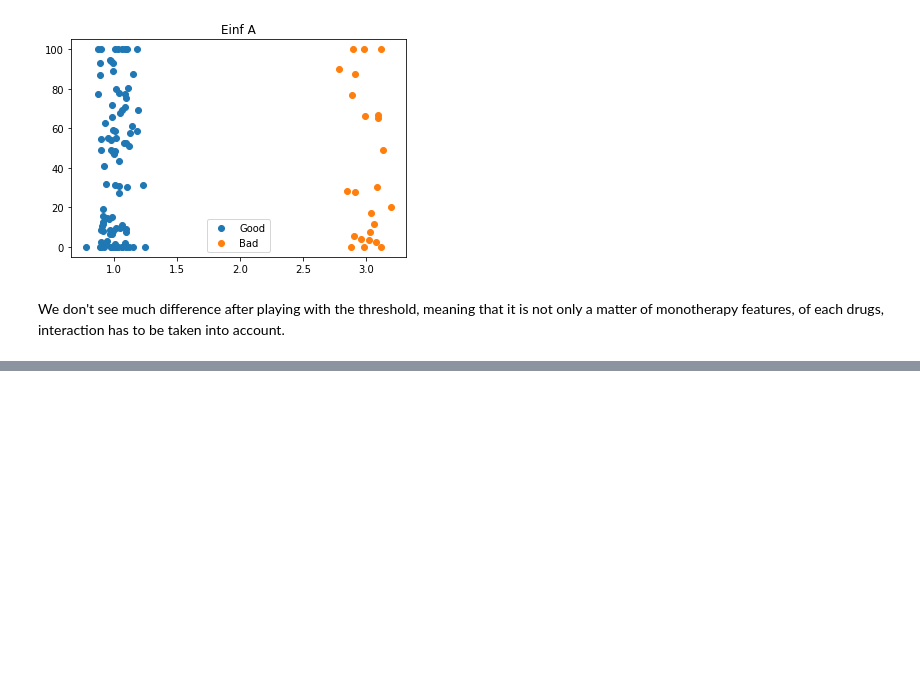
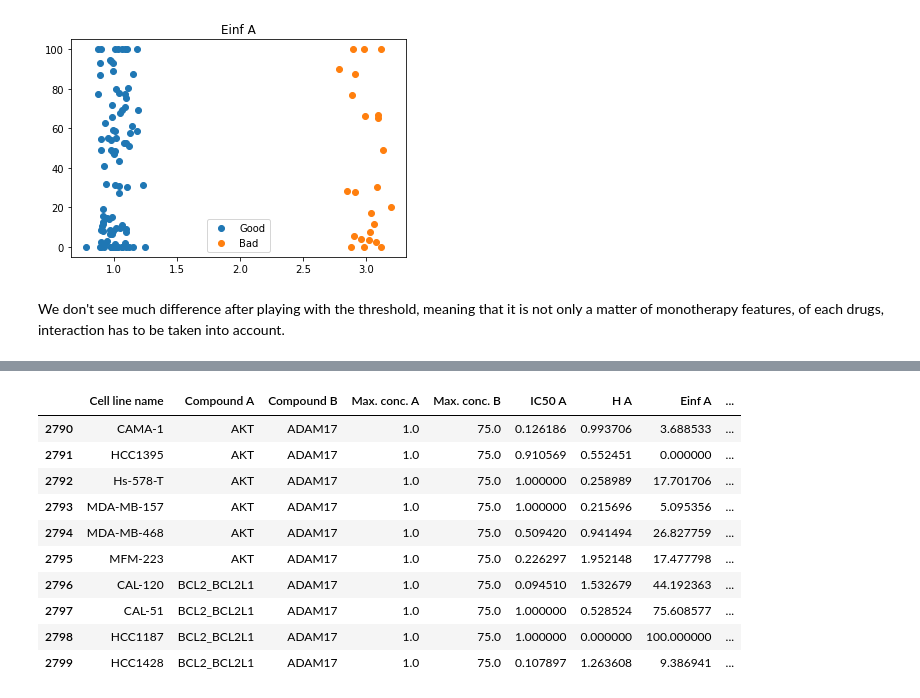
Before and after one commit to edmanft/cat_drug_synergy, a Jupyter notebook: Drug_pair_analysis.ipynb, the cells around one changed output, grey strips where cells are left out. Drawn from its saved outputs; the diff is of its cells as text; code cells hidden in the pictures; blank space fills up the shorter version.

```diff
--- a/Drug_pair_analysis.ipynb
+++ b/Drug_pair_analysis.ipynb
@@ -283,0 +337,14 @@ We don't see much difference after playing with the threshold, meaning that it i
+# %%
+test_df.head(10)
+# %% [output]
+|  | Cell line name | Compound A | Compound B | Max. conc. A | Max. conc. B | IC50 A | H A | Einf A | ... |
+| 2790 | CAMA-1 | AKT | ADAM17 | 1.0 | 75.0 | 0.126186 | 0.993706 | 3.688533 | ... |
+| 2791 | HCC1395 | AKT | ADAM17 | 1.0 | 75.0 | 0.910569 | 0.552451 | 0.000000 | ... |
+| 2792 | Hs-578-T | AKT | ADAM17 | 1.0 | 75.0 | 1.000000 | 0.258989 | 17.701706 | ... |
+| 2793 | MDA-MB-157 | AKT | ADAM17 | 1.0 | 75.0 | 1.000000 | 0.215696 | 5.095356 | ... |
+| 2794 | MDA-MB-468 | AKT | ADAM17 | 1.0 | 75.0 | 0.509420 | 0.941494 | 26.827759 | ... |
+| 2795 | MFM-223 | AKT | ADAM17 | 1.0 | 75.0 | 0.226297 | 1.952148 | 17.477798 | ... |
+| 2796 | CAL-120 | BCL2_BCL2L1 | ADAM17 | 1.0 | 75.0 | 0.094510 | 1.532679 | 44.192363 | ... |
+| 2797 | CAL-51 | BCL2_BCL2L1 | ADAM17 | 1.0 | 75.0 | 1.000000 | 0.528524 | 75.608577 | ... |
+| 2798 | HCC1187 | BCL2_BCL2L1 | ADAM17 | 1.0 | 75.0 | 1.000000 | 0.000000 | 100.000000 | ... |
+| 2799 | HCC1428 | BCL2_BCL2L1 | ADAM17 | 1.0 | 75.0 | 0.107897 | 1.263608 | 9.386941 | ... |
```
Also changed, not shown: parts of 11 cells of this notebook.
